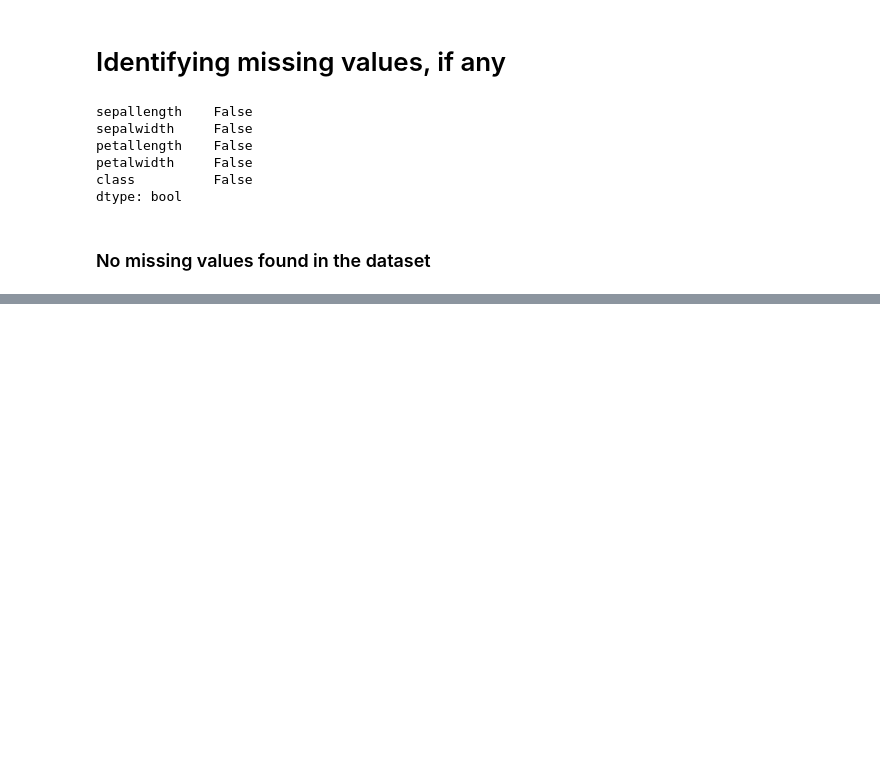
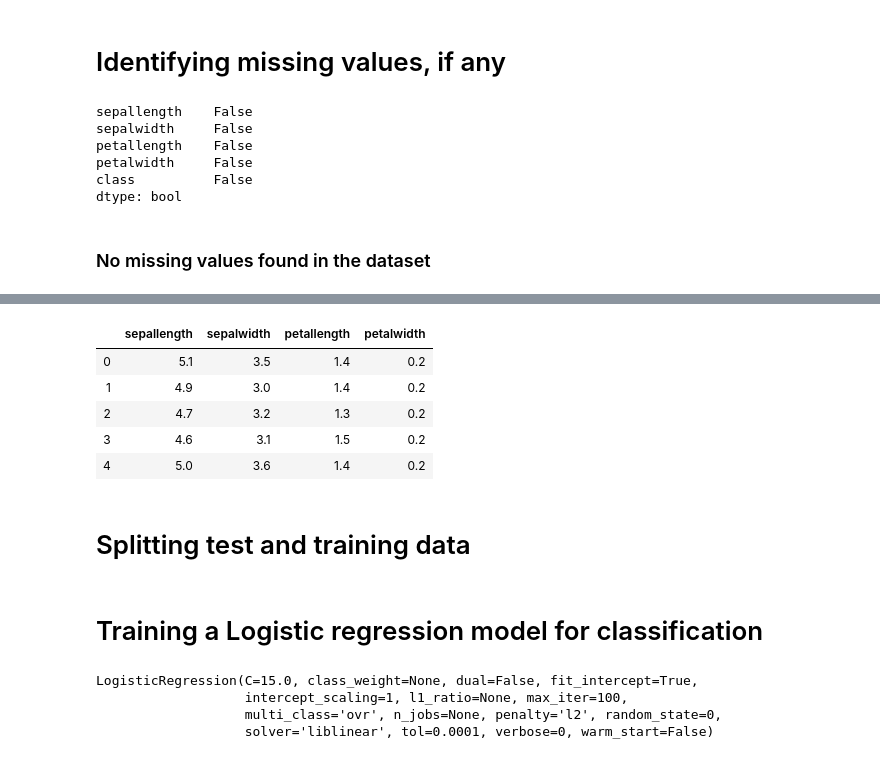
Before and after one commit to BITS-SECOND-SEM-ASSIGNMENT-GROUP-60/machine_learning, a Jupyter notebook: question_1/iris_flowers.ipynb, the cells around one changed output, grey strips where cells are left out. Drawn from its saved outputs; the diff is of its cells as text; code cells hidden in the pictures; blank space fills up the shorter version.

```diff
--- a/question_1/iris_flowers.ipynb
+++ b/question_1/iris_flowers.ipynb
@@ -39,0 +59,4 @@ dtype: bool
+# %%
+y = iris_data['class']
+iris_data_features = ['sepallength', 'sepalwidth', 'petallength', 'petalwidth']
+X = iris_data[iris_data_features]
@@ -39,0 +78,11 @@ dtype: bool
+# %%
+X.head()
+# %% [output]
+|  | sepallength | sepalwidth | petallength | petalwidth |
+| 0 | 5.1 | 3.5 | 1.4 | 0.2 |
+| 1 | 4.9 | 3.0 | 1.4 | 0.2 |
+| 2 | 4.7 | 3.2 | 1.3 | 0.2 |
+| 3 | 4.6 | 3.1 | 1.5 | 0.2 |
+| 4 | 5.0 | 3.6 | 1.4 | 0.2 |
+# %% [markdown]
+# Splitting test and training data
@@ -39,0 +92,10 @@ dtype: bool
+# %% [markdown]
+# Training a Logistic regression model for classification
+# %%
+model = LogisticRegression(solver='liblinear', C=10.0, multi_class='ovr', random_state=0)
+model.fit(train_X, train_y)
+# %% [output]
+LogisticRegression(C=15.0, class_weight=None, dual=False, fit_intercept=True,
+                   intercept_scaling=1, l1_ratio=None, max_iter=100,
+                   multi_class='ovr', n_jobs=None, penalty='l2', random_state=0,
+                   solver='liblinear', tol=0.0001, verbose=0, warm_start=False)
```
Also changed, not shown: parts of 12 cells of this notebook.
